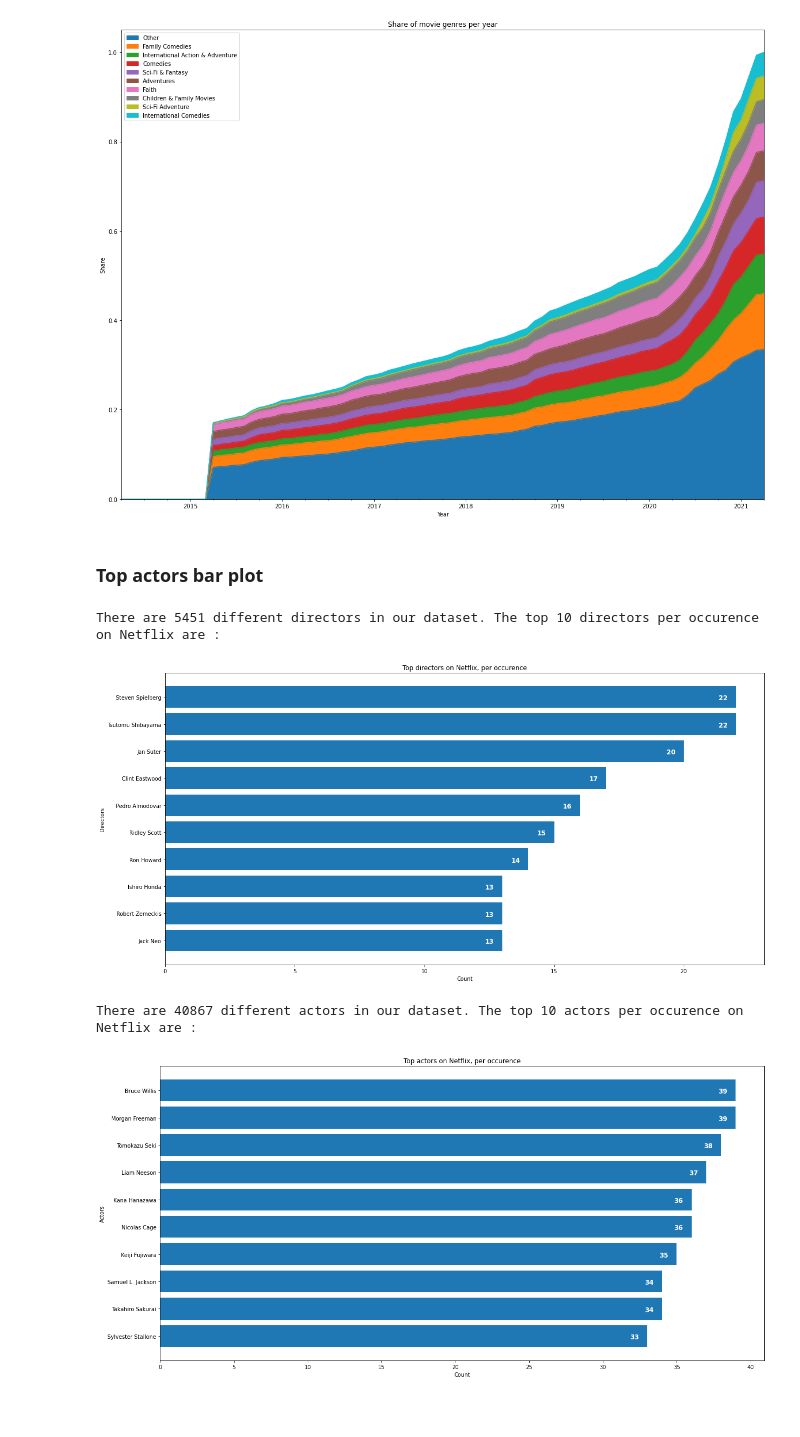
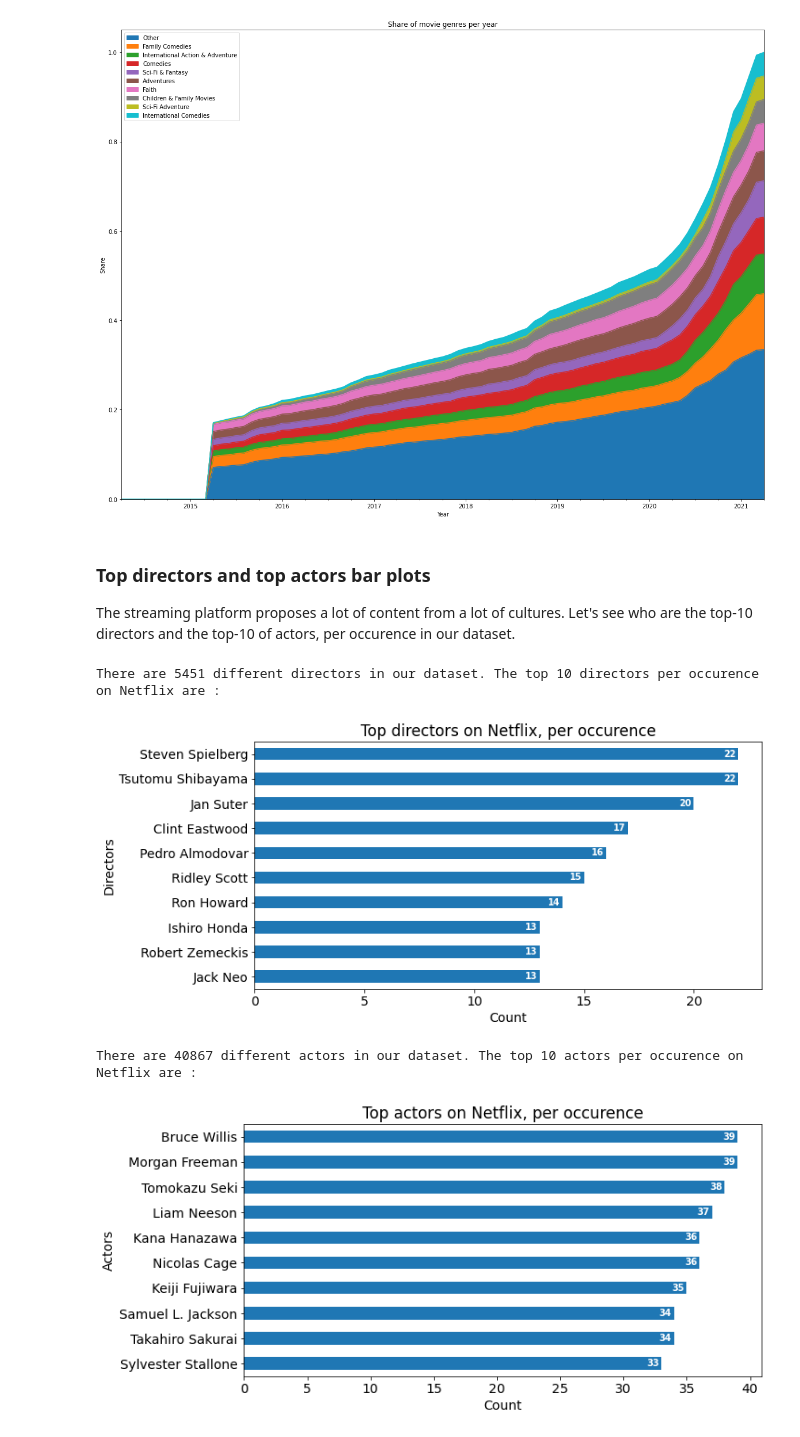
Before and after one commit to karimassi/netviz, a Jupyter notebook: milestones/eda.ipynb, the cells around one changed output. Cells and saved outputs as stored; diff of their text form; code cells hidden in the pictures; blank space fills up the shorter version.

```diff
--- a/milestones/eda.ipynb
+++ b/milestones/eda.ipynb
@@ -31,6 +32,9 @@ movies['actors'] = movies.actors.str.split(',')
 movies['directors'] = movies.directors.str.split(',')
 movies['alternate genres'] = movies['alternate genres'].str.split(',')
 movies['release date on Netflix'] = pd.to_datetime(movies['release date on Netflix'])
+
+movies['month'] = movies['release date on Netflix'].dt.month
+movies['year'] = movies['release date on Netflix'].dt.year
 # %%
 # Dictionnary for faster countries and genres access
 countries_to_name = countries.set_index('id').to_dict(orient='index')
@@ -136,16 +125,10 @@ plt.show()
 # %%
-from matplotlib.dates import MonthLocator, DateFormatter
+release_date = movies[['month', 'year']]
+release_date['count'] = 1
+release_date = release_date.groupby(['year', 'month']).count()
 
-release_date = movies[['id', 'release date on Netflix']].copy()
-release_date.set_index('release date on Netflix', inplace = True)
-release_date = release_date.groupby([pd.Grouper(freq='M')]).count().reset_index()
-
-fig, ax = plt.subplots(figsize=(30,15))
-
-ax.bar(release_date['release date on Netflix'], release_date.id, width = 10)
-ax.set_yscale('log')
-ax.xaxis.set_major_locator(MonthLocator())
-ax.xaxis.set_major_formatter(DateFormatter('%Y-%m'))
+release_date.plot.bar(y = 'count', figsize=(30,15))
+plt.yscale('log')
 
 plt.xticks(rotation = 45, ha = 'right')
 plt.title('Number of releases per month, between 2015 and 2021')
@@ -288,5 +321,3 @@ plt.ylabel('Share')
 plt.show()
 # %% [output]
 [figure]
-# %% [markdown]
-### Top actors bar plot
@@ -293,26 +340,33 @@ plt.show()
+# %% [markdown]
+### Top directors and top actors bar plots
+
+The streaming platform proposes a lot of content from a lot of cultures. Let's see who are the top-10 directors and the top-10 of actors, per occurence in our dataset.
 # %%
 for role in ['directors', 'actors']:
     directors = movies[[role, 'id']].dropna()
     directors[role] = directors[role].apply(lambda x : [int(i) for i in x])
     directors = directors.explode(role)
     directors = directors.merge(persons[['id', 'name']], right_on = 'id', left_on=role)[[role, 'name']]
     dir_values = directors.groupby('name').count().reset_index()
     nb_directors = dir_values.name.count()
     dir_values = dir_values.sort_values(role, ascending = True)[-10:]
+    dir_values.set_index('name', inplace = True)
 
-    fig, ax = plt.subplots(figsize=(20,10))
-    ax.barh(dir_values.name, dir_values[role])
+    fig, ax = plt.subplots(figsize=(10,5))
+    dir_values.plot.barh(y = role, ax= ax)
+    ax.get_legend().remove()
 
-    for i, v in enumerate(dir_values[role]):
-        ax.text((v/dir_values.max()[1] - 0.03)*dir_values.max()[1] , i-0.10, str(v),
-                color = 'white', fontweight = 'bold', fontsize = 'large')
+    for i, v in enumerate(dir_values.values):
+        v = v[0]
+        ax.text((v/dir_values.values.max() - 0.03)*dir_values.values.max() , i-0.10, str(v),
+                color = 'white', fontweight = 'bold', fontsize = 'x-small')
     print('There are {} different {} in our dataset. The top 10 {} per occurence on Netflix are : '.format(nb_directors, role, role))
     plt.title('Top {} on Netflix, per occurence'.format(role))
     plt.ylabel(role.title())
     plt.xlabel('Count')
     plt.show()
 # %% [output]
 There are 5451 different directors in our dataset. The top 10 directors per occurence on Netflix are :
-[figure, old version]
+[figure, new version]
 There are 40867 different actors in our dataset. The top 10 actors per occurence on Netflix are :
-[figure, old version]
+[figure, new version]
```
Also changed, not shown: parts of 37 cells of this notebook.
